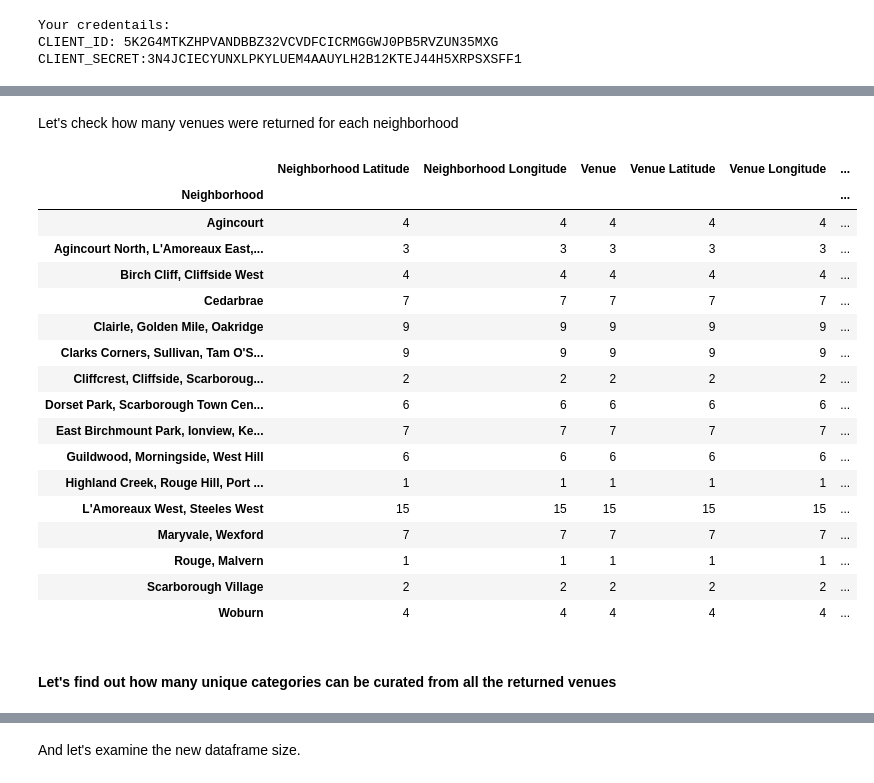
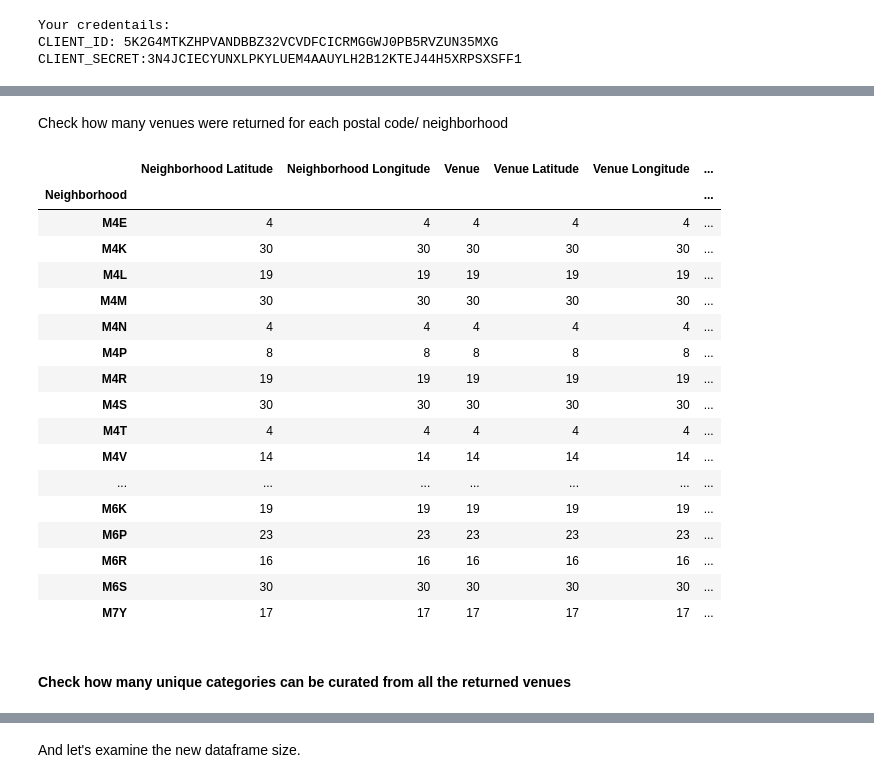
Before and after one commit to catfss/CapstoneProject, a Jupyter notebook: Part3_SegmentingClusteringNeighborhoods.ipynb, the cells around one changed output, grey strips where cells are left out. Cells and saved outputs as stored; diff of their text form; code cells hidden in the pictures.

```diff
--- a/Part3_SegmentingClusteringNeighborhoods.ipynb
+++ b/Part3_SegmentingClusteringNeighborhoods.ipynb
@@ -245,15 +183,0 @@ First, let's create the GET request URL. Name your URL **url**.
-# %%
-limit = 100 # limit of number of venues returned by Foursquare API
-radius = 500 # define radius
-
-# create URL
-url = 'https://api.foursquare.com/v2/venues/explore?&client_id={}&client_secret={}&v={}&ll={},{}&radius={}&limit={}'.format(
-    CLIENT_ID,
-    CLIENT_SECRET,
-    VERSION,
-    neighborhood_latitude,
-    neighborhood_longitude,
-    radius,
-    limit)
-
-url # display URL
@@ -264,3 +183,0 @@ Send the GET request and examine the resutls
-# %%
-results = requests.get(url).json()
-results
@@ -301,16 +183,0 @@ Now we are ready to clean the json and structure it into a *pandas* dataframe.
-# %%
-venues = results['response']['groups'][0]['items']
-
-nearby_venues = json_normalize(venues) # flatten JSON
-
-# filter columns
-filtered_columns = ['venue.name', 'venue.categories', 'venue.location.lat', 'venue.location.lng']
-nearby_venues =nearby_venues.loc[:, filtered_columns]
-
-# filter the category for each row
-nearby_venues['venue.categories'] = nearby_venues.apply(get_category_type, axis=1)
-
-# clean columns
-nearby_venues.columns = [col.split(".")[-1] for col in nearby_venues.columns]
-
-nearby_venues.head()
@@ -375,6 +234,6 @@ def getNearbyVenues(names, latitudes, longitudes, radius=500):
 # %%
-scarborough_venues = getNearbyVenues(names=scarboroughData['Neighborhood'],
-                                   latitudes=scarboroughData['Latitude'],
-                                   longitudes=scarboroughData['Longitude']
+toronto_venues = getNearbyVenues(names=torontoData['PostalCode'],
+                                   latitudes= torontoData['Latitude'],
+                                   longitudes= torontoData['Longitude']
                                   )
 # %% [output]
@@ -411,26 +270,26 @@ scarborough_venues.head()
 # %% [markdown]
-Let's check how many venues were returned for each neighborhood
+Check how many venues were returned for each postal code/ neighborhood
 # %%
-scarborough_venues.groupby('Neighborhood').count()
+toronto_venues.groupby(['Neighborhood']).count()
 # %% [output]
 |  | Neighborhood Latitude | Neighborhood Longitude | Venue | Venue Latitude | Venue Longitude | ... |
 | Neighborhood |  |  |  |  |  | ... |
-| Agincourt | 4 | 4 | 4 | 4 | 4 | ... |
-| Agincourt North, L'Amoreaux East,... | 3 | 3 | 3 | 3 | 3 | ... |
-| Birch Cliff, Cliffside West | 4 | 4 | 4 | 4 | 4 | ... |
-| Cedarbrae | 7 | 7 | 7 | 7 | 7 | ... |
-| Clairle, Golden Mile, Oakridge | 9 | 9 | 9 | 9 | 9 | ... |
-| Clarks Corners, Sullivan, Tam O'S... | 9 | 9 | 9 | 9 | 9 | ... |
-| Cliffcrest, Cliffside, Scarboroug... | 2 | 2 | 2 | 2 | 2 | ... |
-| Dorset Park, Scarborough Town Cen... | 6 | 6 | 6 | 6 | 6 | ... |
-| East Birchmount Park, Ionview, Ke... | 7 | 7 | 7 | 7 | 7 | ... |
-| Guildwood, Morningside, West Hill | 6 | 6 | 6 | 6 | 6 | ... |
-| Highland Creek, Rouge Hill, Port ... | 1 | 1 | 1 | 1 | 1 | ... |
-| L'Amoreaux West, Steeles West | 15 | 15 | 15 | 15 | 15 | ... |
-| Maryvale, Wexford | 7 | 7 | 7 | 7 | 7 | ... |
-| Rouge, Malvern | 1 | 1 | 1 | 1 | 1 | ... |
-| Scarborough Village | 2 | 2 | 2 | 2 | 2 | ... |
-| Woburn | 4 | 4 | 4 | 4 | 4 | ... |
+| M4E | 4 | 4 | 4 | 4 | 4 | ... |
+| M4K | 30 | 30 | 30 | 30 | 30 | ... |
+| M4L | 19 | 19 | 19 | 19 | 19 | ... |
+| M4M | 30 | 30 | 30 | 30 | 30 | ... |
+| M4N | 4 | 4 | 4 | 4 | 4 | ... |
+| M4P | 8 | 8 | 8 | 8 | 8 | ... |
+| M4R | 19 | 19 | 19 | 19 | 19 | ... |
+| M4S | 30 | 30 | 30 | 30 | 30 | ... |
+| M4T | 4 | 4 | 4 | 4 | 4 | ... |
+| M4V | 14 | 14 | 14 | 14 | 14 | ... |
+| ... | ... | ... | ... | ... | ... | ... |
+| M6K | 19 | 19 | 19 | 19 | 19 | ... |
+| M6P | 23 | 23 | 23 | 23 | 23 | ... |
+| M6R | 16 | 16 | 16 | 16 | 16 | ... |
+| M6S | 30 | 30 | 30 | 30 | 30 | ... |
+| M7Y | 17 | 17 | 17 | 17 | 17 | ... |
 # %% [markdown]
-#### Let's find out how many unique categories can be curated from all the returned venues
+#### Check how many unique categories can be curated from all the returned venues
 # %%
```
Also changed, not shown: parts of 97 cells of this notebook.
